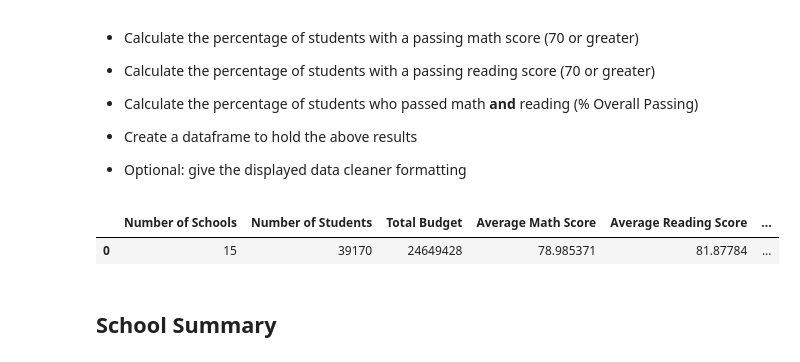
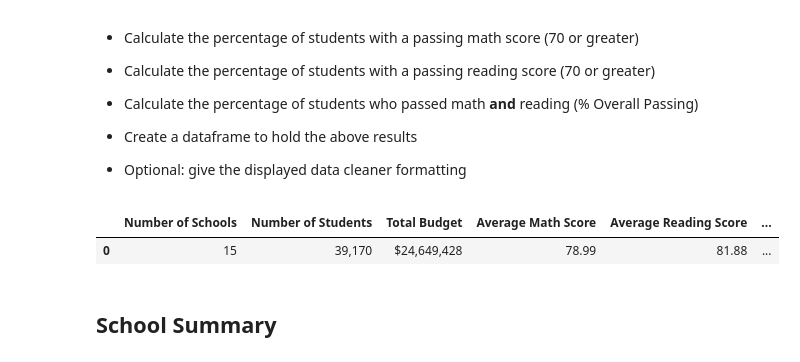
Before and after one commit to ajhibshman/pandas_challenge, a Jupyter notebook: pycityschools/PyCitySchools_starter.ipynb, the cells around one changed output. Cells and saved outputs as stored; diff of their text form; code cells hidden in the pictures.

```diff
--- a/pycityschools/PyCitySchools_starter.ipynb
+++ b/pycityschools/PyCitySchools_starter.ipynb
@@ -52,34 +52,49 @@ number_schools=school_data["school_name"].count()
 
 number_students=student_data["student_name"].count()
 
 total_budget=school_data["budget"].sum()
 
 average_math=complete_data["math_score"].mean()
 
 average_reading=complete_data["reading_score"].mean()
 
 passing_math=complete_data.loc[complete_data["math_score"]>=70]
 passing_math_percent=(passing_math["student_name"].count())/number_students
 
 passing_reading=complete_data.loc[complete_data["reading_score"]>=70]
 passing_reading_percent=(passing_reading["student_name"].count())/number_students
 
 passing_both=complete_data.loc[(complete_data["math_score"]>=70) & (complete_data["reading_score"]>=70)]
 passing_both_percent=(passing_both["student_name"].count())/number_students
 
 #create dataframe
 District_Summary_df=pd.DataFrame({"Number of Schools":[number_schools],"Number of Students":[number_students],
                                   "Total Budget":[total_budget],"Average Math Score":[average_math],
                                  "Average Reading Score":[average_reading],"% Passing Math":[passing_math_percent],
                                  "% Passing Reading":[passing_reading_percent],"% Passing Both":[passing_both_percent]})
 District_Summary_df
 
 #format dataframe/ mapping
+District_Summary_format=District_Summary_df.copy()
+
+District_Summary_format["Number of Students"] = District_Summary_format["Number of Students"].map("{:,}".format)
+District_Summary_format["Total Budget"] = District_Summary_format["Total Budget"].map("${:,}".format)
+District_Summary_format["Average Math Score"] = District_Summary_format["Average Math Score"].map("{:.2f}".format)
+District_Summary_format["Average Reading Score"] = District_Summary_format["Average Reading Score"].map("{:.2f}".format)
+District_Summary_format["% Passing Math"] = (District_Summary_format["% Passing Math"])*100
+District_Summary_format["% Passing Math"] = District_Summary_format["% Passing Math"].map("%{:.2f}".format)
+District_Summary_format["% Passing Reading"] = (District_Summary_format["% Passing Reading"])*100
+District_Summary_format["% Passing Reading"] = District_Summary_format["% Passing Reading"].map("%{:.2f}".format)
+District_Summary_format["% Passing Both"] = (District_Summary_format["% Passing Both"])*100
+District_Summary_format["% Passing Both"] = District_Summary_format["% Passing Both"].map("%{:.2f}".format)
+
+District_Summary_format
+
 
 #save image of DataFrame in Images
 # %% [output]
 |  | Number of Schools | Number of Students | Total Budget | Average Math Score | Average Reading Score | ... |
-| 0 | 15 | 39170 | 24649428 | 78.985371 | 81.87784 | ... |
+| 0 | 15 | 39,170 | $24,649,428 | 78.99 | 81.88 | ... |
 # %% [markdown]
 ## School Summary
 # %% [markdown]
```
Also changed, not shown: parts of 8 cells of this notebook, 4 other files.
